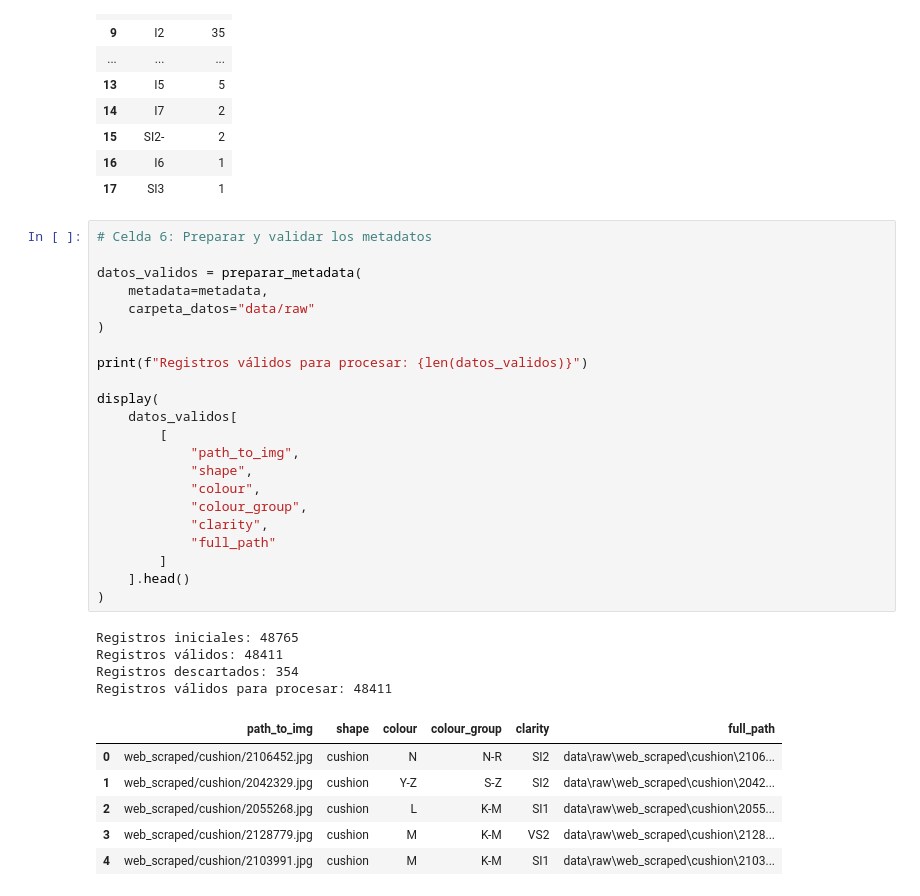
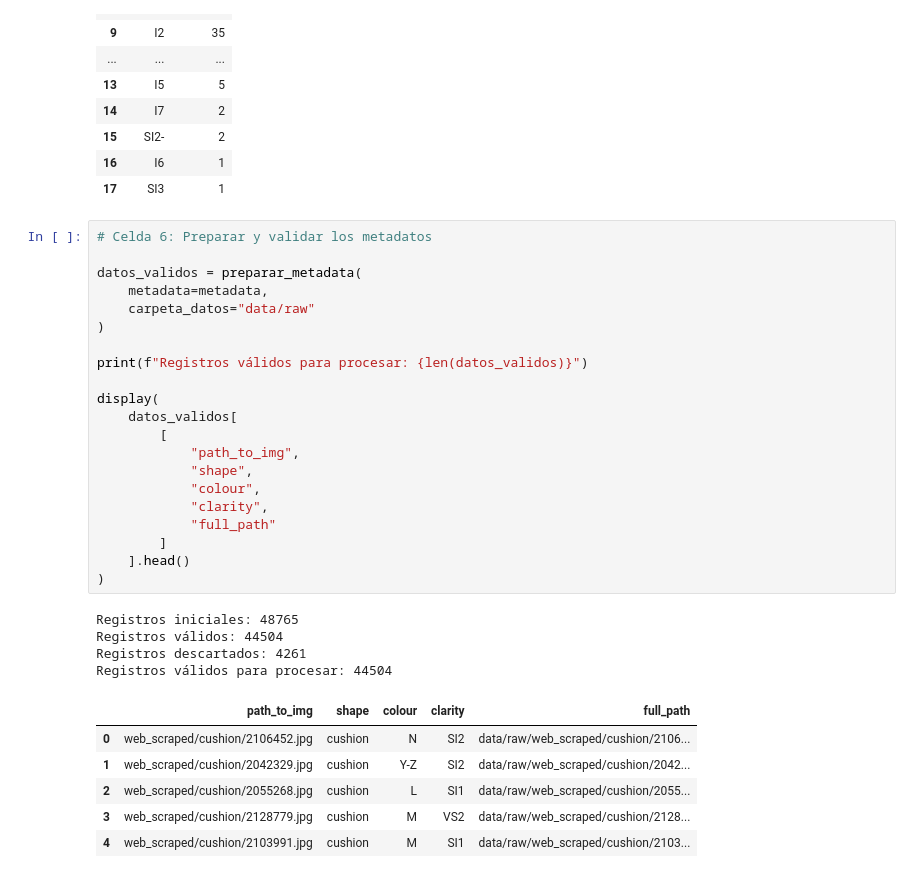
Before and after one commit to jeankrabbat/Proyecto_Diamantes_CPD, a Jupyter notebook: notebooks/01_ETL.ipynb, the cells around one changed output. Saved outputs shown, nothing was run; the diff lists cells and outputs as text.

```diff
--- a/notebooks/01_ETL.ipynb
+++ b/notebooks/01_ETL.ipynb
@@ -184,36 +184,35 @@ Distribución original por claridad:
 # %%
 # Celda 6: Preparar y validar los metadatos
 
 datos_validos = preparar_metadata(
     metadata=metadata,
     carpeta_datos="data/raw"
 )
 
 print(f"Registros válidos para procesar: {len(datos_validos)}")
 
 display(
     datos_validos[
         [
             "path_to_img",
             "shape",
             "colour",
-            "colour_group",
             "clarity",
             "full_path"
         ]
     ].head()
 )
 # %% [output]
 Registros iniciales: 48765
-Registros válidos: 48411
-Registros descartados: 354
-Registros válidos para procesar: 48411
+Registros válidos: 44504
+Registros descartados: 4261
+Registros válidos para procesar: 44504
-|  | path_to_img | shape | colour | colour_group | clarity | full_path |
-| 0 | web_scraped/cushion/2106452.jpg | cushion | N | N-R | SI2 | data\raw\web_scraped\cushion\2106... |
-| 1 | web_scraped/cushion/2042329.jpg | cushion | Y-Z | S-Z | SI2 | data\raw\web_scraped\cushion\2042... |
-| 2 | web_scraped/cushion/2055268.jpg | cushion | L | K-M | SI1 | data\raw\web_scraped\cushion\2055... |
-| 3 | web_scraped/cushion/2128779.jpg | cushion | M | K-M | VS2 | data\raw\web_scraped\cushion\2128... |
-| 4 | web_scraped/cushion/2103991.jpg | cushion | M | K-M | SI1 | data\raw\web_scraped\cushion\2103... |
+|  | path_to_img | shape | colour | clarity | full_path |
+| 0 | web_scraped/cushion/2106452.jpg | cushion | N | SI2 | data/raw/web_scraped/cushion/2106... |
+| 1 | web_scraped/cushion/2042329.jpg | cushion | Y-Z | SI2 | data/raw/web_scraped/cushion/2042... |
+| 2 | web_scraped/cushion/2055268.jpg | cushion | L | SI1 | data/raw/web_scraped/cushion/2055... |
+| 3 | web_scraped/cushion/2128779.jpg | cushion | M | VS2 | data/raw/web_scraped/cushion/2128... |
+| 4 | web_scraped/cushion/2103991.jpg | cushion | M | SI1 | data/raw/web_scraped/cushion/2103... |
 # %%
 # Celda 7: Seleccionar muestra o dataset completo
 
```
Also changed, not shown: parts of 11 cells of this notebook, 5 other files.
